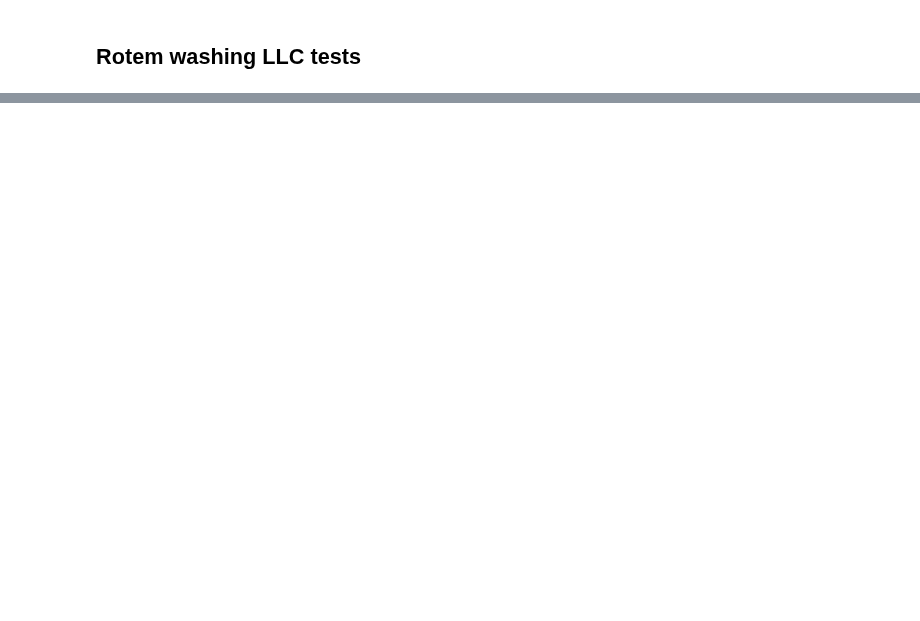
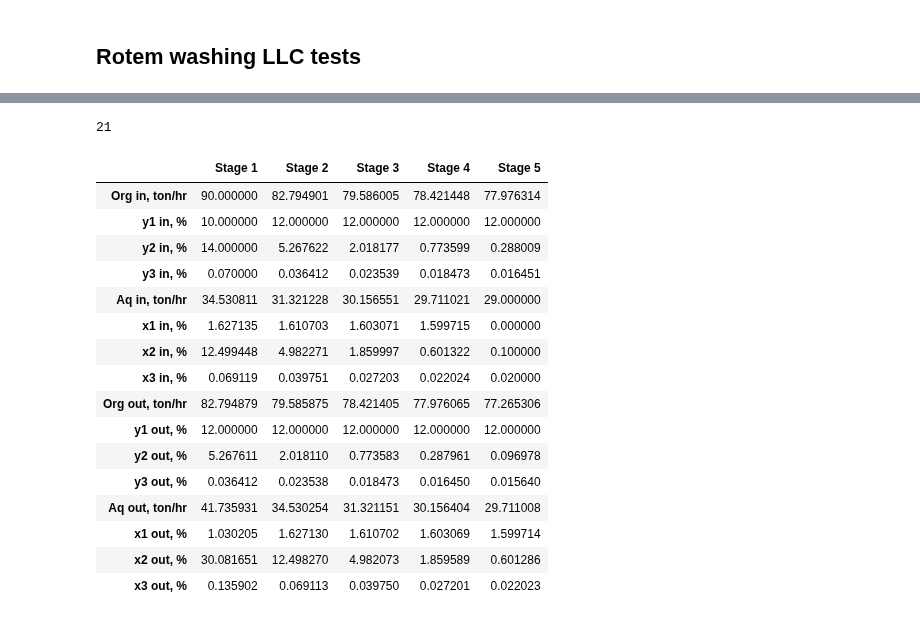
Before and after one commit to vladgap/LLC, a Jupyter notebook: Rotem LLC simulation 8.ipynb, the cells around one changed output, grey strips where cells are left out. Cells and saved outputs as stored; diff of their text form; code cells hidden in the pictures; blank space fills up the shorter version.

```diff
--- a/Rotem LLC simulation 8.ipynb
+++ b/Rotem LLC simulation 8.ipynb
@@ -893,0 +971,25 @@ fig_equil6_1.show()
+# %%
+bat7_1=LLC.Battery(stages_num=5, Oin=90, Ain=29, yin=[10, 14, .07], xin=[0, 0.1, .02], EQUIL=EQUIL_rotem_washing3_2, eff=.7)
+bat7_1.runs
+# %% [output]
+21
+# %%
+table7_1=LLC.BatteryTable(bat7_1).data
+# %% [output]
+|  | Stage 1 | Stage 2 | Stage 3 | Stage 4 | Stage 5 |
+| Org in, ton/hr | 90.000000 | 82.794901 | 79.586005 | 78.421448 | 77.976314 |
+| y1 in, % | 10.000000 | 12.000000 | 12.000000 | 12.000000 | 12.000000 |
+| y2 in, % | 14.000000 | 5.267622 | 2.018177 | 0.773599 | 0.288009 |
+| y3 in, % | 0.070000 | 0.036412 | 0.023539 | 0.018473 | 0.016451 |
+| Aq in, ton/hr | 34.530811 | 31.321228 | 30.156551 | 29.711021 | 29.000000 |
+| x1 in, % | 1.627135 | 1.610703 | 1.603071 | 1.599715 | 0.000000 |
+| x2 in, % | 12.499448 | 4.982271 | 1.859997 | 0.601322 | 0.100000 |
+| x3 in, % | 0.069119 | 0.039751 | 0.027203 | 0.022024 | 0.020000 |
+| Org out, ton/hr | 82.794879 | 79.585875 | 78.421405 | 77.976065 | 77.265306 |
+| y1 out, % | 12.000000 | 12.000000 | 12.000000 | 12.000000 | 12.000000 |
+| y2 out, % | 5.267611 | 2.018110 | 0.773583 | 0.287961 | 0.096978 |
+| y3 out, % | 0.036412 | 0.023538 | 0.018473 | 0.016450 | 0.015640 |
+| Aq out, ton/hr | 41.735931 | 34.530254 | 31.321151 | 30.156404 | 29.711008 |
+| x1 out, % | 1.030205 | 1.627130 | 1.610702 | 1.603069 | 1.599714 |
+| x2 out, % | 30.081651 | 12.498270 | 4.982073 | 1.859589 | 0.601286 |
+| x3 out, % | 0.135902 | 0.069113 | 0.039750 | 0.027201 | 0.022023 |
```
Also changed, not shown: parts of 22 cells of this notebook.
